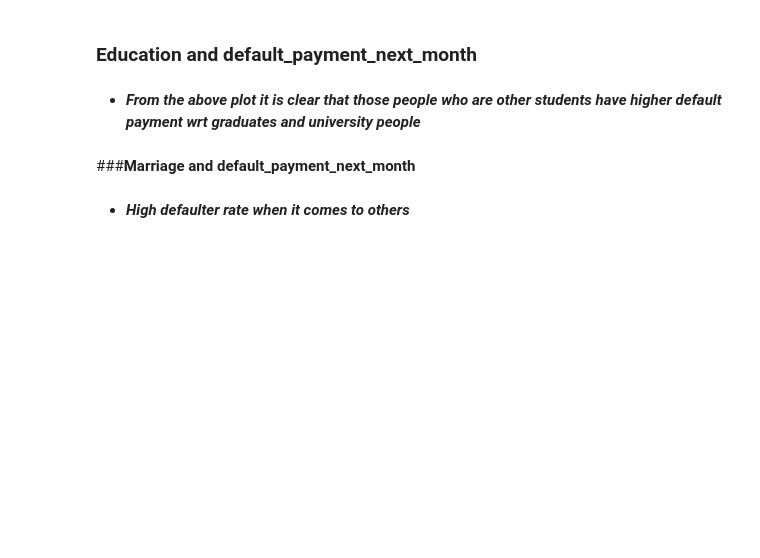
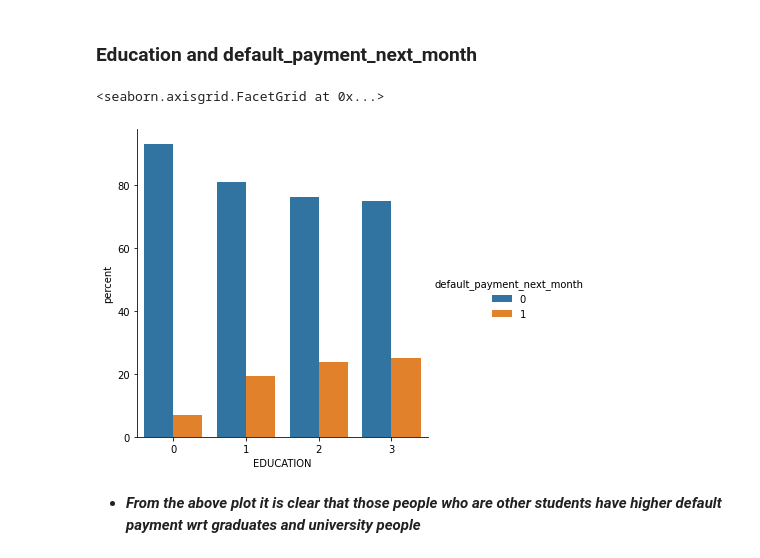
Before and after one commit to sushant8525/credit-card-default-prediction, a Jupyter notebook: Credit Card Default Prediction - Capstone Project.ipynb, the cells around one changed output. Cells and saved outputs as stored; diff of their text form; code cells hidden in the pictures; blank space fills up the shorter version.

```diff
--- a/Credit Card Default Prediction - Capstone Project.ipynb
+++ b/Credit Card Default Prediction - Capstone Project.ipynb
@@ -693,15 +719,16 @@ x,y = 'SEX', 'default_payment_next_month'
 # %%
 #plotting the cat plot to vizualize the data distribution related to the default_payment_next_month
 x,y = 'EDUCATION', 'default_payment_next_month'
 
-(credit_df
+(df
 .groupby(x)[y]
 .value_counts(normalize=True)
 .mul(100)
 .rename('percent')
 .reset_index()
 .pipe((sns.catplot,'data'), x=x,y='percent',hue=y,kind='bar'))
+# %% [output]
+<seaborn.axisgrid.FacetGrid at 0x...>
+[figure, added]
 # %% [markdown]
 * ***From the above plot it is clear that those people who are other students have higher default payment wrt graduates and university people***
-# %% [markdown]
-###**Marriage and default_payment_next_month**
@@ -719,2 +734,0 @@ x,y = 'MARRIAGE', 'default_payment_next_month'
-# %% [markdown]
-* ***High defaulter rate when it comes to others***
```
Also changed, not shown: parts of 10 cells of this notebook.
